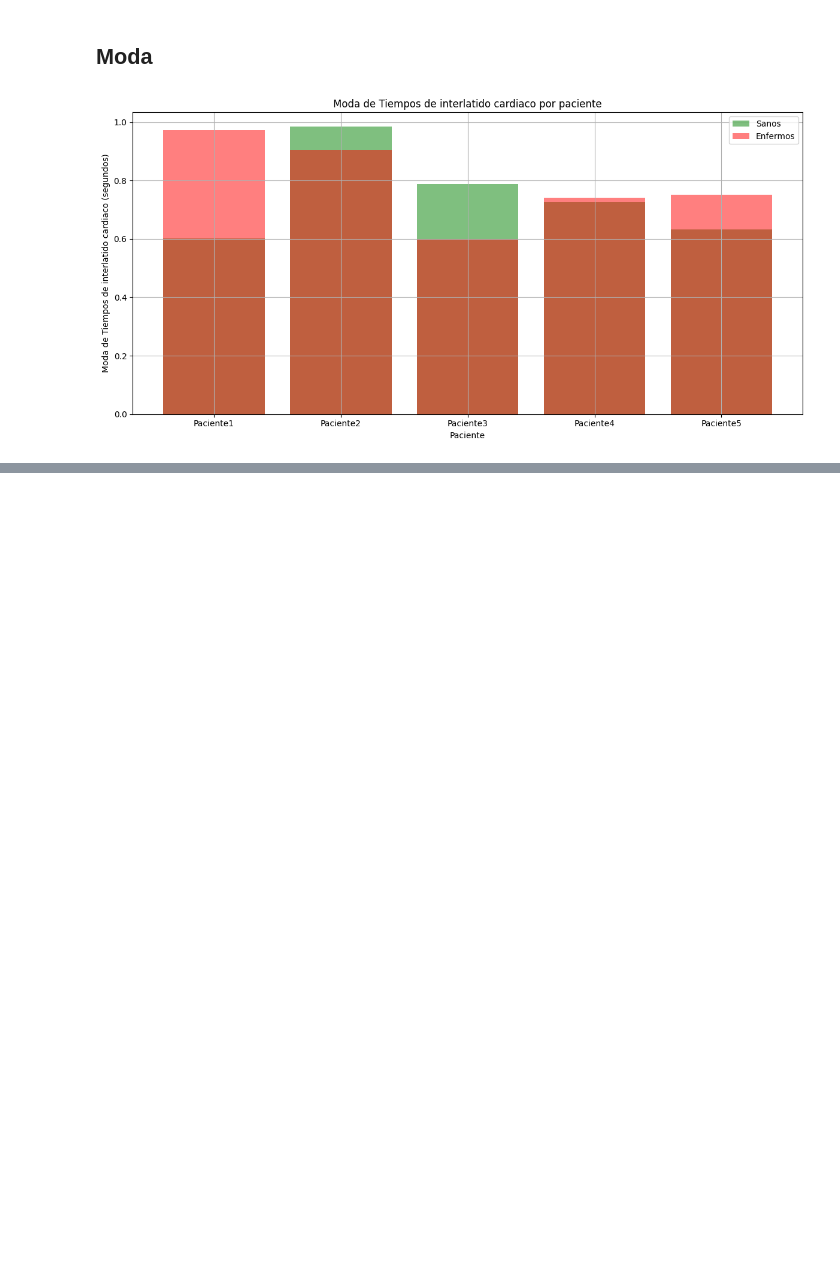
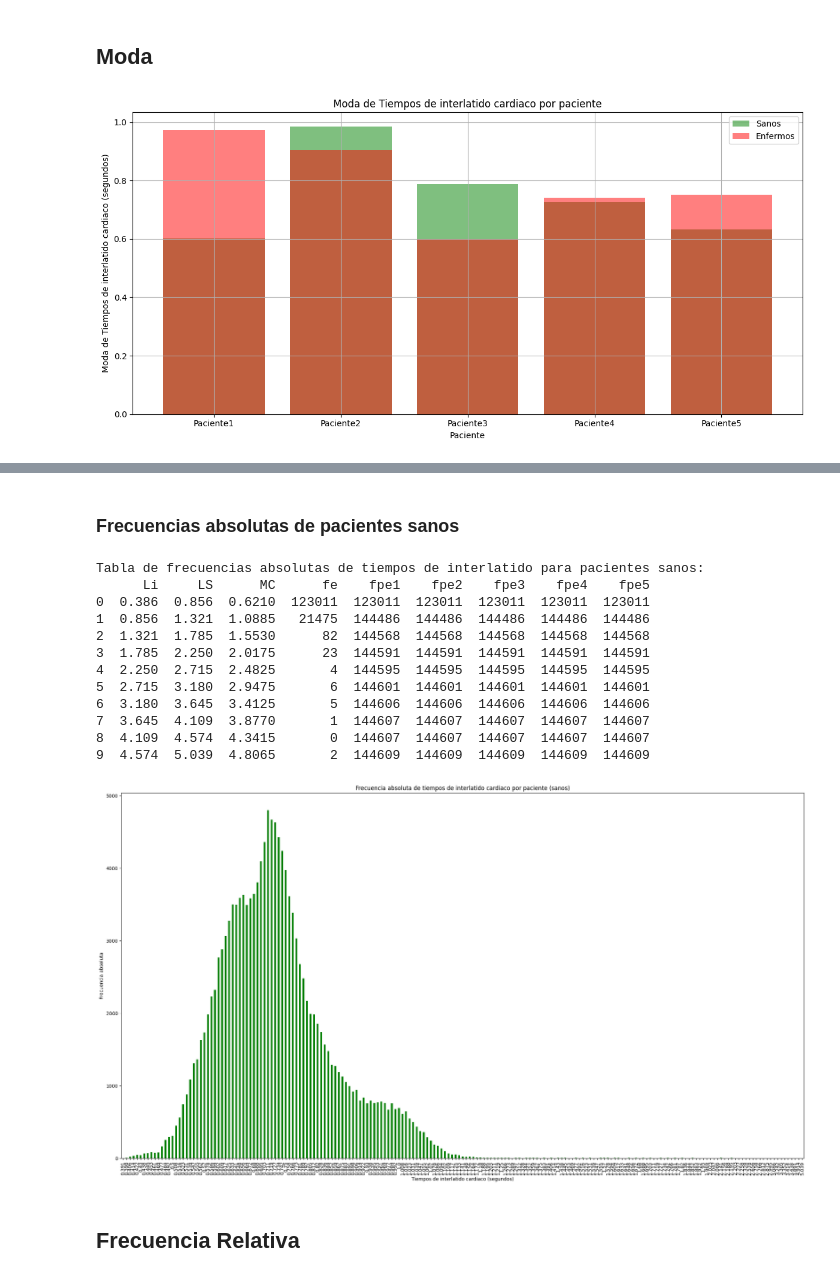
Before and after one commit to ThonnyRG/pacientes_enfermos_y_sanos_analisis, a Jupyter notebook: DATOS_BIOESTADÍSTICOS.ipynb, the cells around one changed output, grey strips where cells are left out. Drawn from its saved outputs; the diff is of its cells as text; code cells hidden in the pictures; blank space fills up the shorter version.

```diff
--- a/DATOS_BIOESTADÍSTICOS.ipynb
+++ b/DATOS_BIOESTADÍSTICOS.ipynb
@@ -245,0 +325,51 @@ plt.show()
+# %% [markdown]
+### Frecuencias absolutas de pacientes sanos
+# %%
+# Calcular las frecuencias absolutas de los tiempos de interlatido
+frecuencia_sanos = df_sanos['Tiempos de interlatido'].value_counts().sort_index()
+
+# Definir los límites (Li, LS) y el punto medio (MC) para cada intervalo
+intervalos = pd.cut(df_sanos['Tiempos de interlatido'], bins=10)
+frecuencias = intervalos.value_counts().sort_index()
+
+tabla_frecuencias = pd.DataFrame({
+    'Li': [interval.left for interval in frecuencias.index],
+    'LS': [interval.right for interval in frecuencias.index],
+    'MC': [(interval.left + interval.right) / 2 for interval in frecuencias.index],
+    'fe': frecuencias.values
+})
+
+# Calcular las frecuencias acumuladas (fpe1, fpe2, ...)
+tabla_frecuencias['fpe1'] = tabla_frecuencias['fe'].cumsum()
+tabla_frecuencias['fpe2'] = tabla_frecuencias['fe'].cumsum()
+tabla_frecuencias['fpe3'] = tabla_frecuencias['fe'].cumsum()
+tabla_frecuencias['fpe4'] = tabla_frecuencias['fe'].cumsum()
+tabla_frecuencias['fpe5'] = tabla_frecuencias['fe'].cumsum()
+
+# Imprimir la tabla de frecuencias
+print("Tabla de frecuencias absolutas de tiempos de interlatido para pacientes sanos:")
+print(tabla_frecuencias)
+
+# Graficar las frecuencias absolutas
+plt.figure(figsize=(26, 14))
+frecuencia_sanos.plot(kind='bar', color='green')
+plt.xlabel('Tiempos de interlatido cardiaco (segundos)')
+plt.ylabel('Frecuencia absoluta')
+plt.title('Frecuencia absoluta de tiempos de interlatido cardiaco por paciente (sanos)')
+plt.show()
+# %% [output]
+Tabla de frecuencias absolutas de tiempos de interlatido para pacientes sanos:
+      Li     LS      MC      fe    fpe1    fpe2    fpe3    fpe4    fpe5
+0  0.386  0.856  0.6210  123011  123011  123011  123011  123011  123011
+1  0.856  1.321  1.0885   21475  144486  144486  144486  144486  144486
+2  1.321  1.785  1.5530      82  144568  144568  144568  144568  144568
+3  1.785  2.250  2.0175      23  144591  144591  144591  144591  144591
+4  2.250  2.715  2.4825       4  144595  144595  144595  144595  144595
+5  2.715  3.180  2.9475       6  144601  144601  144601  144601  144601
+6  3.180  3.645  3.4125       5  144606  144606  144606  144606  144606
+7  3.645  4.109  3.8770       1  144607  144607  144607  144607  144607
+8  4.109  4.574  4.3415       0  144607  144607  144607  144607  144607
+9  4.574  5.039  4.8065       2  144609  144609  144609  144609  144609
+[figure, added]
+# %% [markdown]
+## Frecuencia Relativa
```
Also changed, not shown: parts of 32 cells of this notebook.
